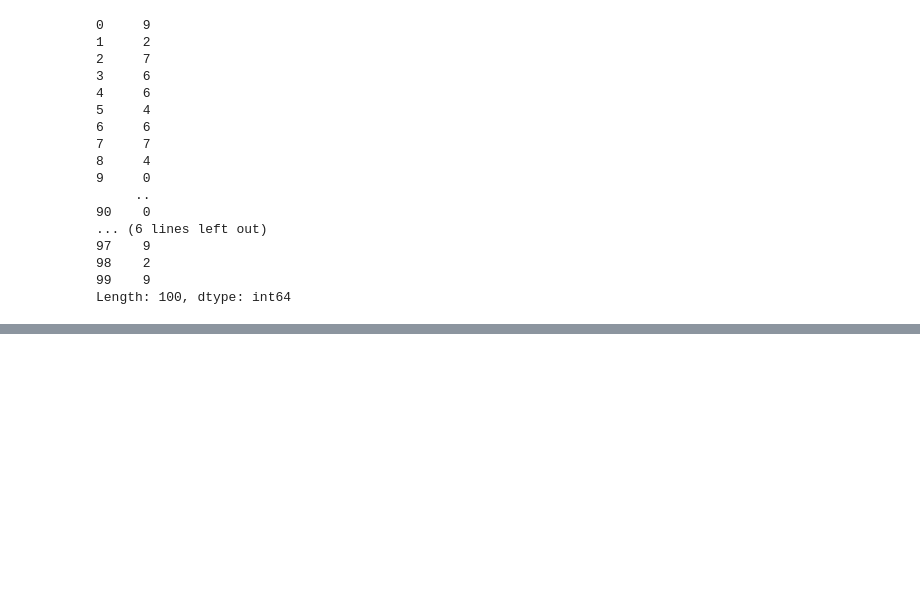
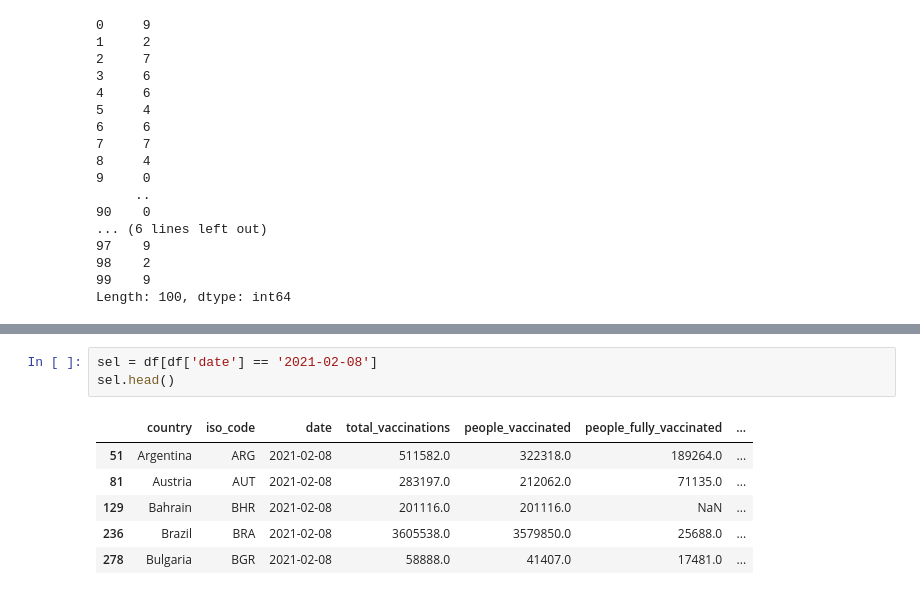
Before and after one commit to verku/pydata-book, a Jupyter notebook: ch09.ipynb, the cells around one changed output, grey strips where cells are left out. Drawn from its saved outputs; the diff is of its cells as text; blank space fills up the shorter version.

```diff
--- a/ch09.ipynb
+++ b/ch09.ipynb
@@ -667,0 +688,10 @@ value_counts:s.value_counts().plot.bar()
+# %%
+sel = df[df['date'] == '2021-02-08']
+sel.head()
+# %% [output]
+|  | country | iso_code | date | total_vaccinations | people_vaccinated | people_fully_vaccinated | ... |
+| 51 | Argentina | ARG | 2021-02-08 | 511582.0 | 322318.0 | 189264.0 | ... |
+| 81 | Austria | AUT | 2021-02-08 | 283197.0 | 212062.0 | 71135.0 | ... |
+| 129 | Bahrain | BHR | 2021-02-08 | 201116.0 | 201116.0 | NaN | ... |
+| 236 | Brazil | BRA | 2021-02-08 | 3605538.0 | 3579850.0 | 25688.0 | ... |
+| 278 | Bulgaria | BGR | 2021-02-08 | 58888.0 | 41407.0 | 17481.0 | ... |
```
Also changed, not shown: parts of 5 cells of this notebook.
